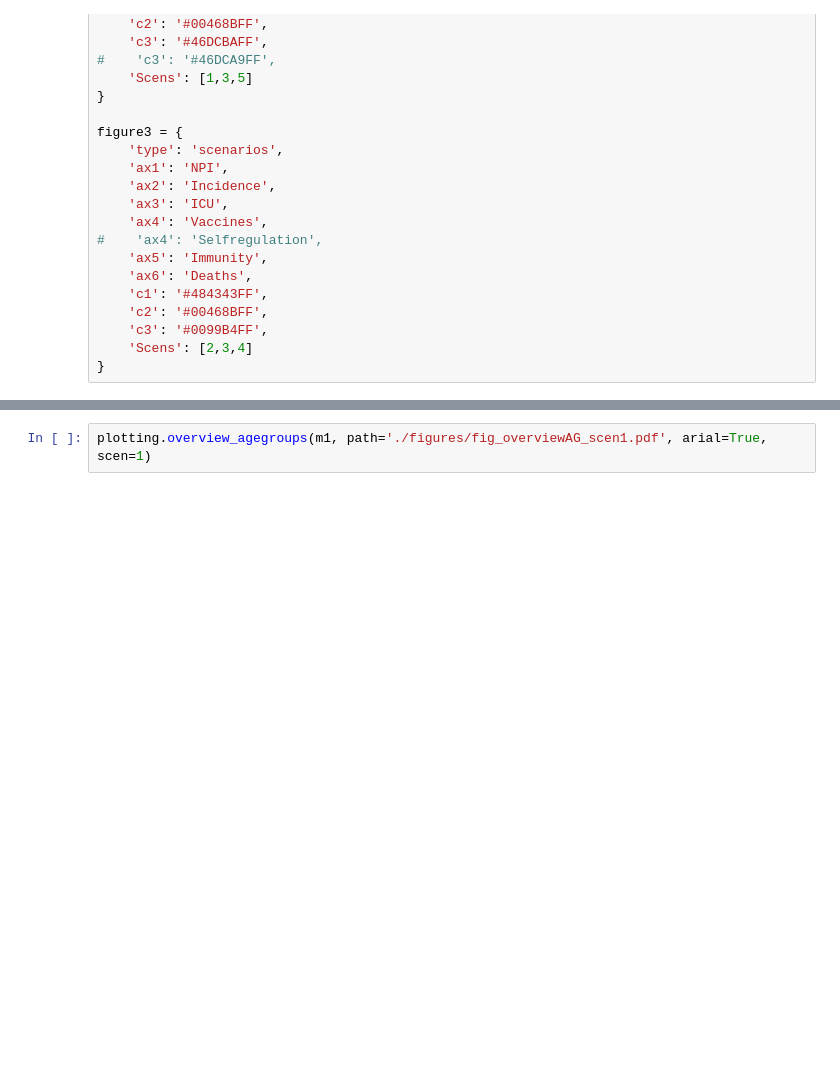
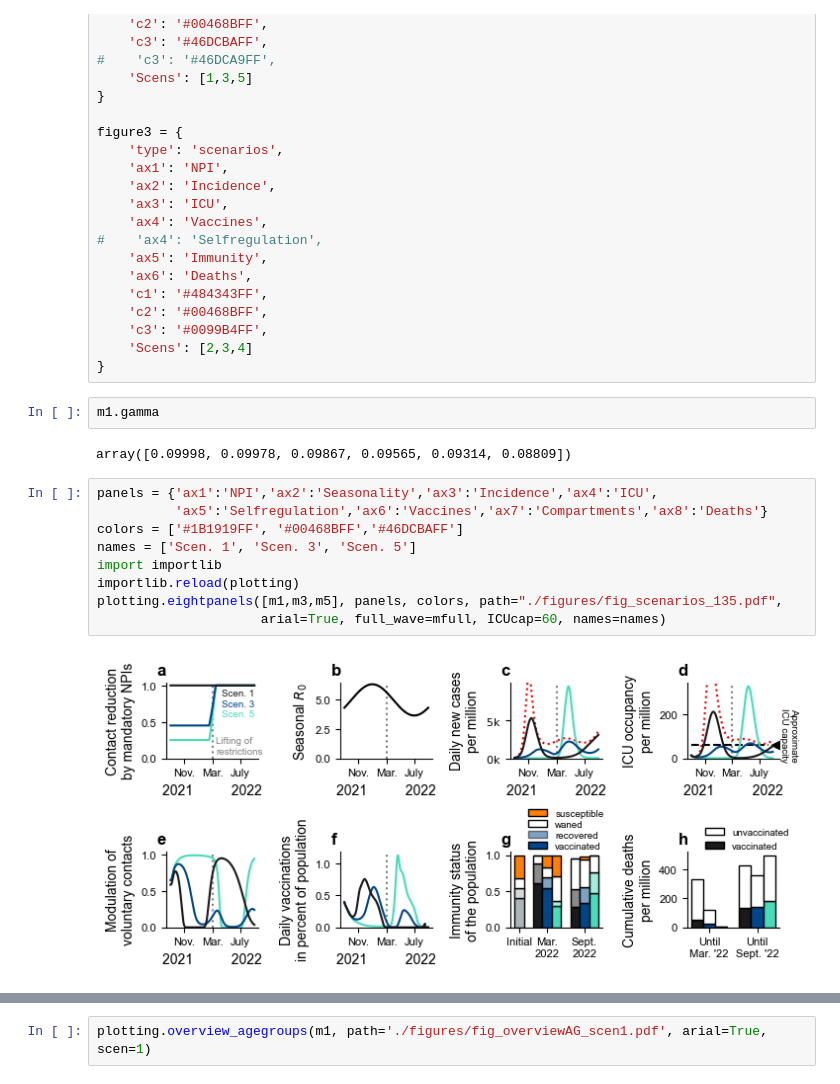
Before and after one commit to Priesemann-Group/covid19_infoXpand_feedbackloop, a Jupyter notebook: notebooks/figures_scenarios.ipynb, the cells around one changed output, grey strips where cells are left out. Cells and saved outputs as stored; diff of their text form; blank space fills up the shorter version.

Commit message:
scenario figures update

```diff
--- a/notebooks/figures_scenarios.ipynb
+++ b/notebooks/figures_scenarios.ipynb
@@ -85,3 +85,18 @@ figure3 = {
     'c3': '#0099B4FF',
     'Scens': [2,3,4]
 }
+# %%
+m1.gamma
+# %% [output]
+array([0.09998, 0.09978, 0.09867, 0.09565, 0.09314, 0.08809])
+# %%
+panels = {'ax1':'NPI','ax2':'Seasonality','ax3':'Incidence','ax4':'ICU',
+          'ax5':'Selfregulation','ax6':'Vaccines','ax7':'Compartments','ax8':'Deaths'}
+colors = ['#1B1919FF', '#00468BFF','#46DCBAFF']
+names = ['Scen. 1', 'Scen. 3', 'Scen. 5']
+import importlib
+importlib.reload(plotting)
+plotting.eightpanels([m1,m3,m5], panels, colors, path="./figures/fig_scenarios_135.pdf",
+                     arial=True, full_wave=mfull, ICUcap=60, names=names)
+# %% [output]
+[figure, added]
```
Also changed, not shown: parts of 6 cells of this notebook, 3 other files.
